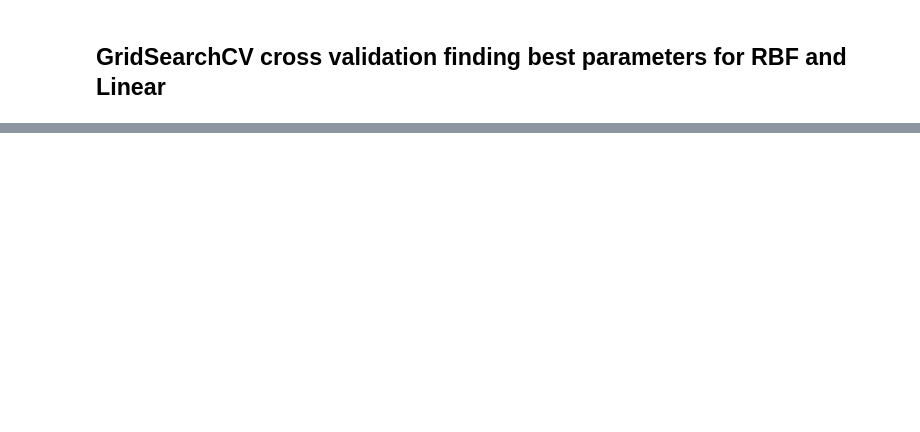
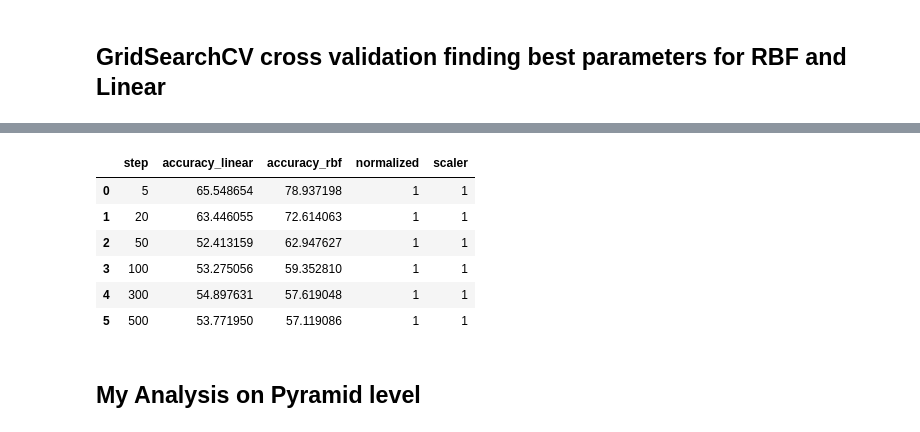
Before and after one commit to StanleyAlbayeros/MCV-M3-MLCV-G02, a Jupyter notebook: SVM_pyramids_Adam.ipynb, the cells around one changed output, grey strips where cells are left out. Saved outputs shown, nothing was run; the diff lists cells and outputs as text; code cells hidden in the pictures; blank space fills up the shorter version.

```diff
--- a/SVM_pyramids_Adam.ipynb
+++ b/SVM_pyramids_Adam.ipynb
@@ -549,0 +568,10 @@ max for linear
+# %%
+df
+# %% [output]
+|  | step | accuracy_linear | accuracy_rbf | normalized | scaler |
+| 0 | 5 | 65.548654 | 78.937198 | 1 | 1 |
+| 1 | 20 | 63.446055 | 72.614063 | 1 | 1 |
+| 2 | 50 | 52.413159 | 62.947627 | 1 | 1 |
+| 3 | 100 | 53.275056 | 59.352810 | 1 | 1 |
+| 4 | 300 | 54.897631 | 57.619048 | 1 | 1 |
+| 5 | 500 | 53.771950 | 57.119086 | 1 | 1 |
@@ -549,0 +581,2 @@ max for linear
+# %% [markdown]
+## My Analysis on Pyramid level
```
Also changed, not shown: parts of 40 cells of this notebook.
